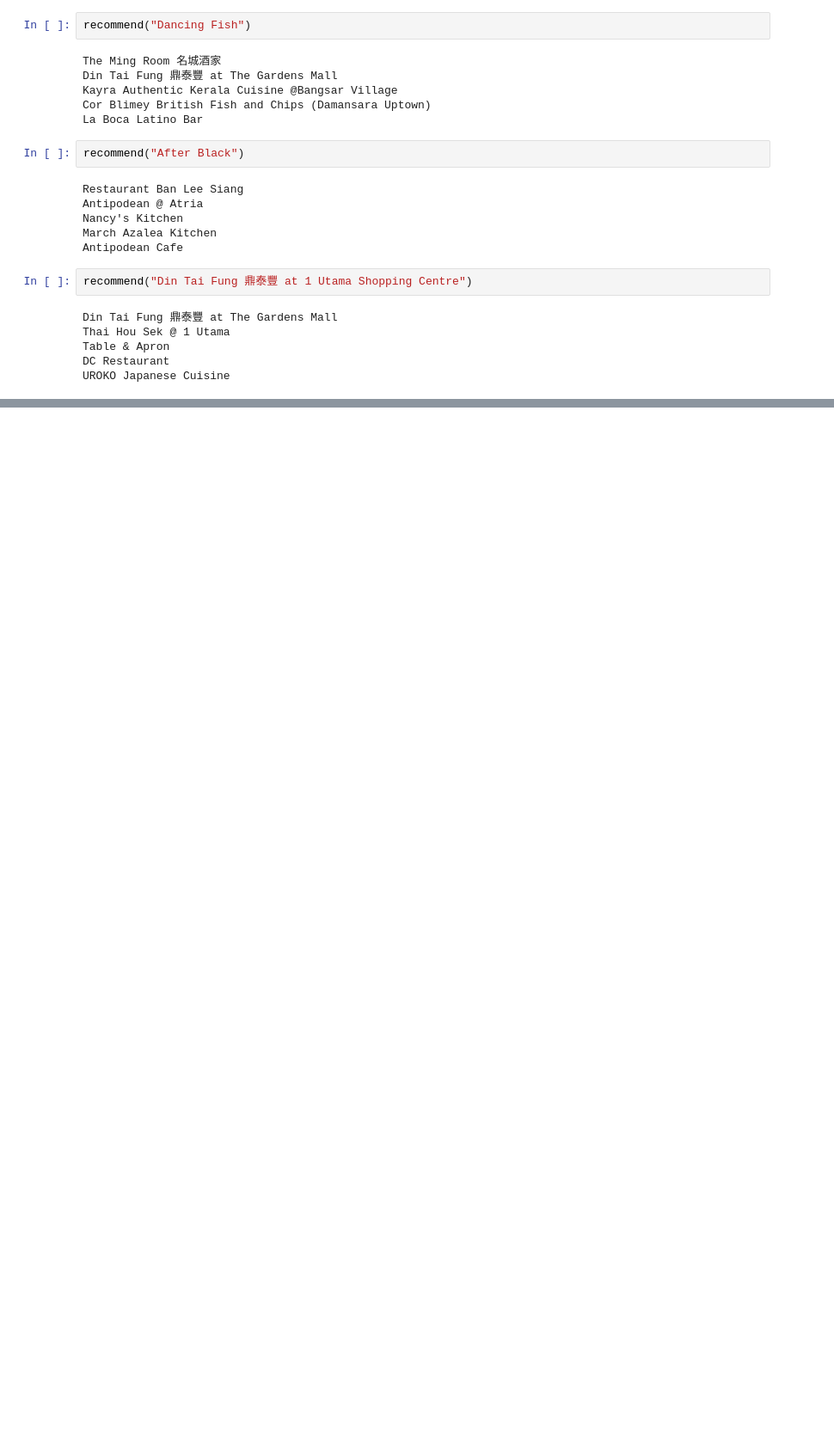
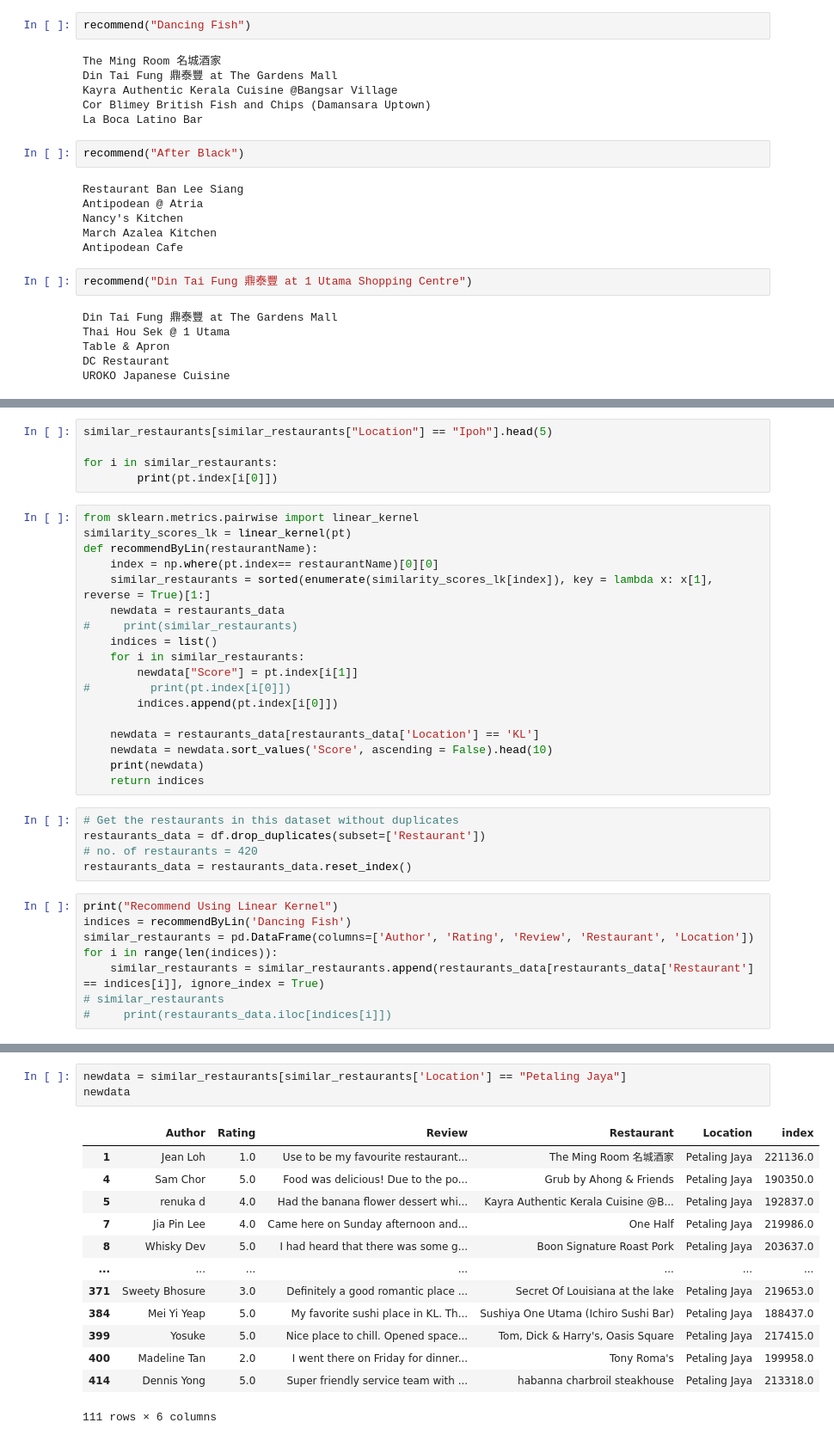
Before and after one commit to SheeYeap02/Restaurant-Recommender, a Jupyter notebook: Collaborative Filtering Using Cosine Similarity.ipynb, the cells around one changed output, grey strips where cells are left out. Shown at 86% size. Cells and saved outputs as stored; diff of their text form; blank space fills up the shorter version.

```diff
--- a/Collaborative Filtering Using Cosine Similarity.ipynb
+++ b/Collaborative Filtering Using Cosine Similarity.ipynb
@@ -155,0 +195,36 @@ UROKO Japanese Cuisine
+# %%
+similar_restaurants[similar_restaurants["Location"] == "Ipoh"].head(5)
+
+for i in similar_restaurants:
+        print(pt.index[i[0]])
+# %%
+from sklearn.metrics.pairwise import linear_kernel
+similarity_scores_lk = linear_kernel(pt)
+def recommendByLin(restaurantName):
+    index = np.where(pt.index== restaurantName)[0][0]
+    similar_restaurants = sorted(enumerate(similarity_scores_lk[index]), key = lambda x: x[1], reverse = True)[1:]
+    newdata = restaurants_data
+#     print(similar_restaurants)
+    indices = list()
+    for i in similar_restaurants:
+        newdata["Score"] = pt.index[i[1]]
+#         print(pt.index[i[0]])
+        indices.append(pt.index[i[0]])
+
+    newdata = restaurants_data[restaurants_data['Location'] == 'KL']
+    newdata = newdata.sort_values('Score', ascending = False).head(10)
+    print(newdata)
+    return indices
+# %%
+# Get the restaurants in this dataset without duplicates
+restaurants_data = df.drop_duplicates(subset=['Restaurant'])
+# no. of restaurants = 420
+restaurants_data = restaurants_data.reset_index()
+# %%
+print("Recommend Using Linear Kernel")
+indices = recommendByLin('Dancing Fish')
+similar_restaurants = pd.DataFrame(columns=['Author', 'Rating', 'Review', 'Restaurant', 'Location'])
+for i in range(len(indices)):
+    similar_restaurants = similar_restaurants.append(restaurants_data[restaurants_data['Restaurant'] == indices[i]], ignore_index = True)
+# similar_restaurants
+#     print(restaurants_data.iloc[indices[i]])
@@ -155,0 +235,17 @@ UROKO Japanese Cuisine
+# %%
+newdata = similar_restaurants[similar_restaurants['Location'] == "Petaling Jaya"]
+newdata
+# %% [output]
+|  | Author | Rating | Review | Restaurant | Location | index |
+| 1 | Jean Loh | 1.0 | Use to be my favourite restaurant... | The Ming Room 名城酒家 | Petaling Jaya | 221136.0 |
+| 4 | Sam Chor | 5.0 | Food was delicious! Due to the po... | Grub by Ahong & Friends | Petaling Jaya | 190350.0 |
+| 5 | renuka d | 4.0 | Had the banana flower dessert whi... | Kayra Authentic Kerala Cuisine @B... | Petaling Jaya | 192837.0 |
+| 7 | Jia Pin Lee | 4.0 | Came here on Sunday afternoon and... | One Half | Petaling Jaya | 219986.0 |
+| 8 | Whisky Dev | 5.0 | I had heard that there was some g... | Boon Signature Roast Pork | Petaling Jaya | 203637.0 |
+| ... | ... | ... | ... | ... | ... | ... |
+| 371 | Sweety Bhosure | 3.0 | Definitely a good romantic place ... | Secret Of Louisiana at the lake | Petaling Jaya | 219653.0 |
+| 384 | Mei Yi Yeap | 5.0 | My favorite sushi place in KL. Th... | Sushiya One Utama (Ichiro Sushi Bar) | Petaling Jaya | 188437.0 |
+| 399 | Yosuke | 5.0 | Nice place to chill. Opened space... | Tom, Dick & Harry's, Oasis Square | Petaling Jaya | 217415.0 |
+| 400 | Madeline Tan | 2.0 | I went there on Friday for dinner... | Tony Roma's | Petaling Jaya | 199958.0 |
+| 414 | Dennis Yong | 5.0 | Super friendly service team with ... | habanna charbroil steakhouse | Petaling Jaya | 213318.0 |
+111 rows × 6 columns
```
Also changed, not shown: parts of 4 cells of this notebook, 4 other files.
